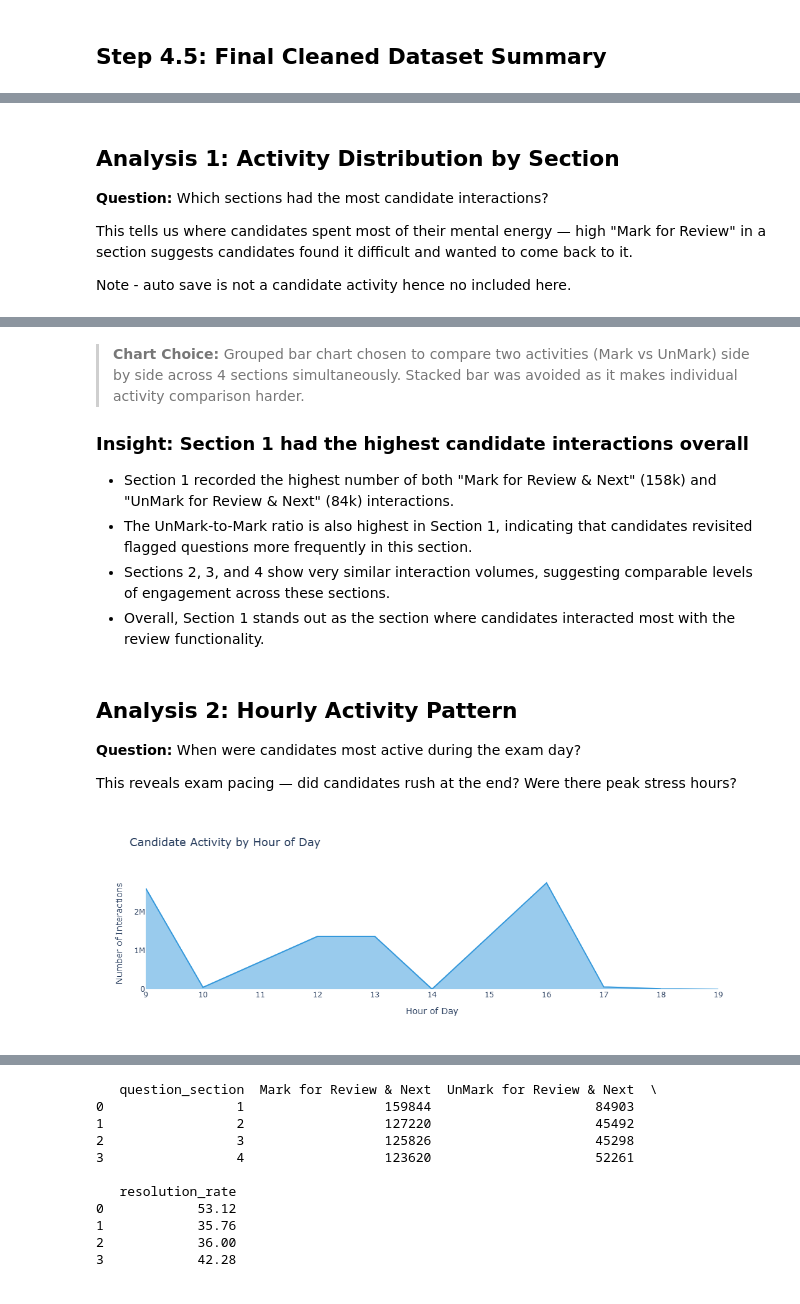
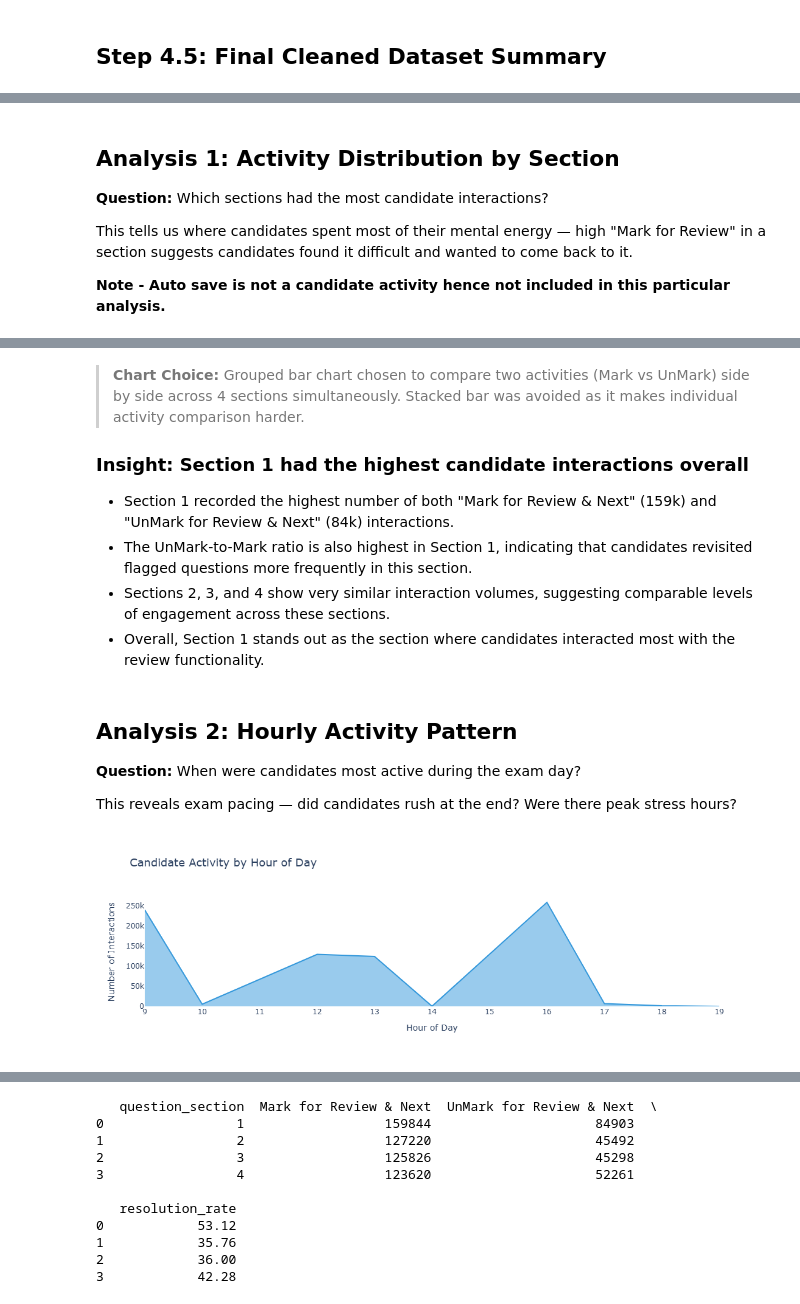
Before and after one commit to akaFoul/exam-behaviour-analysis, a Jupyter notebook: data_extraction.ipynb, the cells around one changed output, grey strips where cells are left out. Drawn from its saved outputs; the diff is of its cells as text; code cells hidden in the pictures.

```diff
--- a/data_extraction.ipynb
+++ b/data_extraction.ipynb
@@ -257,11 +249,9 @@ Languages          : ['EN', 'HI']
 
 **Question:** Which sections had the most candidate interactions?
 
-This tells us where candidates spent most of their mental energy —
-high "Mark for Review" in a section suggests candidates found it difficult
-and wanted to come back to it.
+This tells us where candidates spent most of their mental energy — high "Mark for Review" in a section suggests candidates found it difficult and wanted to come back to it.
 
-Note - auto save is not a candidate activity hence no included here.
+**Note - Auto save is not a candidate activity hence not included in this particular analysis.**
 # %%
 import plotly.express as px
 
@@ -292,11 +282,10 @@ fig.show()
 [figure]
 # %% [markdown]
 > **Chart Choice:** Grouped bar chart chosen to compare two activities
-> (Mark vs UnMark) side by side across 4 sections simultaneously.
-> Stacked bar was avoided as it makes individual activity comparison harder.
+> (Mark vs UnMark) side by side across 4 sections simultaneously. Stacked bar was avoided as it makes individual activity comparison harder.
 
 ### Insight: Section 1 had the highest candidate interactions overall
-- Section 1 recorded the highest number of both "Mark for Review & Next" (158k) and "UnMark for Review & Next" (84k) interactions.
+- Section 1 recorded the highest number of both "Mark for Review & Next" (159k) and "UnMark for Review & Next" (84k) interactions.
 - The UnMark-to-Mark ratio is also highest in Section 1, indicating that candidates revisited flagged questions more frequently in this section.
 - Sections 2, 3, and 4 show very similar interaction volumes, suggesting comparable levels of engagement across these sections.
 - Overall, Section 1 stands out as the section where candidates interacted most with the review functionality.
@@ -305,28 +294,27 @@ fig.show()
 
 **Question:** When were candidates most active during the exam day?
 
-This reveals exam pacing — did candidates rush at the end?
-Were there peak stress hours?
+This reveals exam pacing — did candidates rush at the end? Were there peak stress hours?
 # %%
-df_hourly = df.groupby('hour').size().reset_index(name='count')
+df_hourly = df_filtered.groupby('hour').size().reset_index(name='count')
 
 fig = px.area(
     df_hourly,
     x='hour',
     y='count',
     title='Candidate Activity by Hour of Day',
     labels={'hour': 'Hour of Day', 'count': 'Number of Interactions'},
     color_discrete_sequence=['#3498DB']
 )
 
 fig.update_layout(
     plot_bgcolor='white',
     title_font_size=18,
     xaxis=dict(tickmode='linear', dtick=1)
 )
 
 fig.show()
 # %% [output]
-[figure, old version]
+[figure, new version]
 # %% [markdown]
 > **Chart Choice:** Area chart chosen over line chart to emphasize
```
Also changed, not shown: parts of 23 cells of this notebook, 13 other files.
